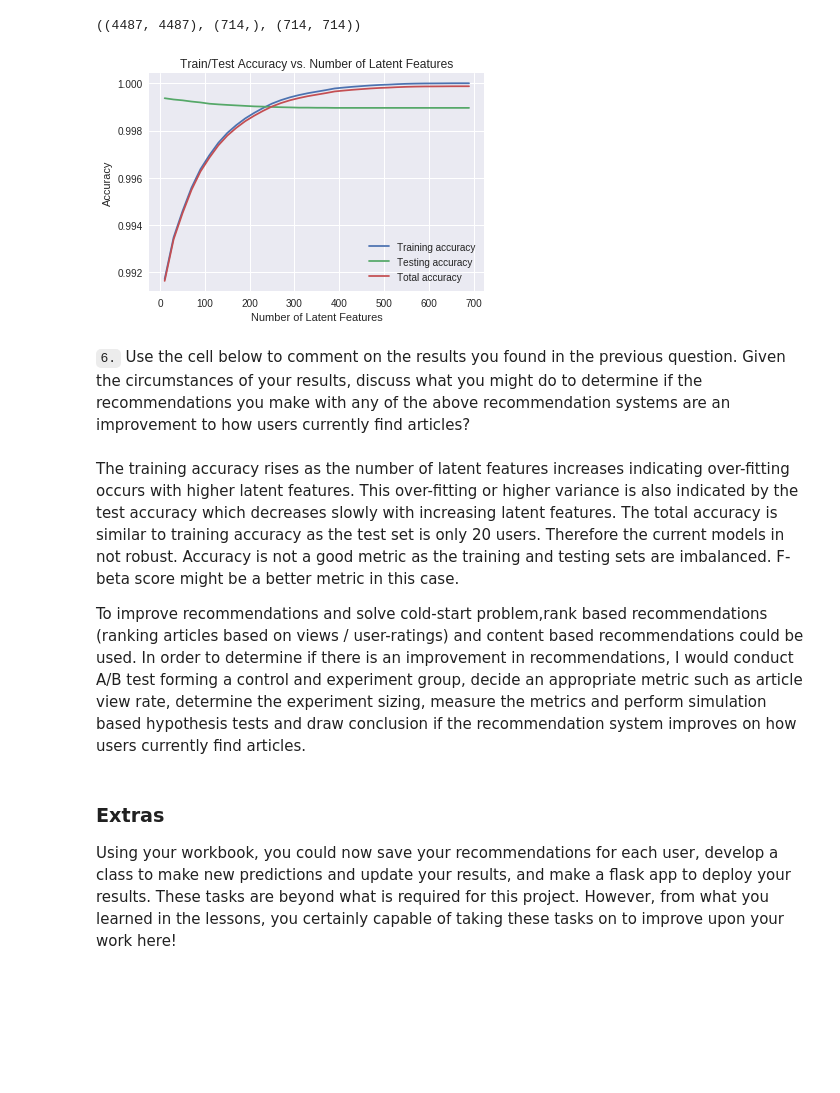
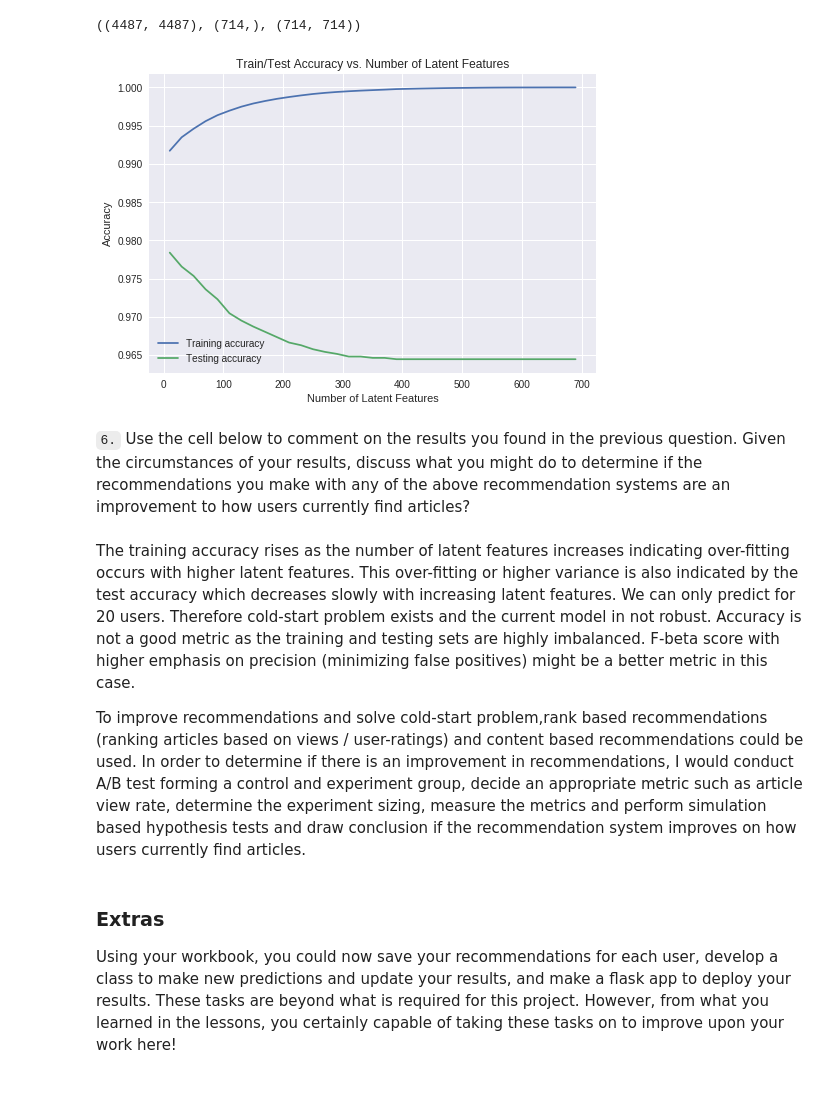
Before and after one commit to Prabhmit/Recommendations_with_IBM, a Jupyter notebook: Recommendations_with_IBM.ipynb, the cells around one changed output. Saved outputs shown, nothing was run; the diff lists cells and outputs as text; code cells hidden in the pictures; blank space fills up the shorter version.

```diff
--- a/Recommendations_with_IBM.ipynb
+++ b/Recommendations_with_IBM.ipynb
@@ -27,7 +27,7 @@ import project_tests as t
 import pickle
 
 %matplotlib inline
-#plt.style.use('seaborn')
+plt.style.use('seaborn')
 
 df = pd.read_csv('data/user-item-interactions.csv')
 df_content = pd.read_csv('data/articles_community.csv')
@@ -1023,7 +1019,7 @@ u_train.shape, s_train.shape, vt_train.shape # checking shapes of the matrices
 num_latent_feats = np.arange(10,700+10,20)
 sum_errs_train = []
 sum_errs_test = []
-sum_total_errs = []
+
 
 # Decomposition
 row_index = user_item_train.index.isin(test_idx)    # Getting index of common users in test and train datasets
@@ -1040,45 +1036,40 @@ common_users = np.intersect1d(list(user_item_train.index),list(user_item_test.in
 for k in num_latent_feats:
 
     # restructure with k latent features for training and test set #
     s_train_new, u_train_new, vt_train_new = np.diag(s_train[:k]), u_train[:, :k], vt_train[:k, :]
     u_test_new, vt_test_new = u_test[:, :k], vt_test[:k, :]
 
     # take dot product
     user_item_est_train = np.around(np.dot(np.dot(u_train_new, s_train_new), vt_train_new))
     user_item_est_test = np.around(np.dot(np.dot(u_test_new, s_train_new), vt_test_new))
 
     # compute error for each prediction to actual value
     diffs_train = np.subtract(user_item_train, user_item_est_train)
     diffs_test = np.subtract(user_item_test.loc[common_users,:], user_item_est_test)
 
 
     # total training errors and keep track of them
     err_train = np.sum(np.sum(np.abs(diffs_train)))
     sum_errs_train.append(err_train)
 
     # total testing errors and keep track of them
     err_test = np.sum(np.sum(np.abs(diffs_test)))
     sum_errs_test.append(err_test)
 
-    # total error
-    total_error = np.add(err_train, err_test)
-    sum_total_errs.append(total_error)
-
-
 
 plt.plot(num_latent_feats, 1 - np.array(sum_errs_train)/(user_item_train.shape[0]*user_item_train.shape[1]), label='Training accuracy');
-plt.plot(num_latent_feats, 1 - np.array(sum_errs_test)/(user_item_test.shape[0]*user_item_test.shape[1]), label = 'Testing accuracy');
-plt.plot(num_latent_feats, 1 - np.array(sum_total_errs)/(user_item_train.shape[0]*user_item_train.shape[1]), label= 'Total accuracy');
+plt.plot(num_latent_feats, 1 - np.array(sum_errs_test)/(user_item_test.loc[common_users,:].shape[0]*user_item_test.loc[common_users,:].shape[1])
+         , label = 'Testing accuracy');
 plt.xlabel('Number of Latent Features');
 plt.ylabel('Accuracy');
 plt.title('Train/Test Accuracy vs. Number of Latent Features');
 plt.legend(loc='best');
 # %% [output]
-[figure, old version]
+[figure, new version]
 # %% [markdown]
 `6.` Use the cell below to comment on the results you found in the previous question. Given the circumstances of your results, discuss what you might do to determine if the recommendations you make with any of the above recommendation systems are an improvement to how users currently find articles?
 # %% [markdown]
-The training accuracy rises as the number of latent features increases indicating over-fitting occurs with higher latent features. This over-fitting or higher variance is also indicated by the test accuracy which decreases slowly with increasing latent features. The total accuracy is similar to training accuracy as the test set is only 20 users. Therefore the current models in not robust. Accuracy is not a good metric as the training and testing sets are imbalanced. F-beta score might be a better metric in this case.
+The training accuracy rises as the number of latent features increases indicating over-fitting occurs with higher latent features. This over-fitting or higher variance is also indicated by the test accuracy which decreases slowly with increasing latent features. We can only predict for 20 users. Therefore cold-start problem exists and the current model in not robust. Accuracy is not a good metric as the training and testing sets are highly imbalanced. F-beta score with higher emphasis on precision (minimizing false positives) might be a better metric in this case.
 
 To improve recommendations and solve cold-start problem,rank based recommendations (ranking articles based on views / user-ratings) and content based recommendations could be used. In order to determine if there is an improvement in recommendations, I would conduct A/B test forming a control and experiment group, decide an appropriate metric such as article view rate, determine the experiment sizing, measure the metrics and perform simulation based hypothesis tests and draw conclusion if the recommendation system improves on how users currently find articles.
 # %% [markdown]
```
Also changed, not shown: parts of 5 cells of this notebook.
